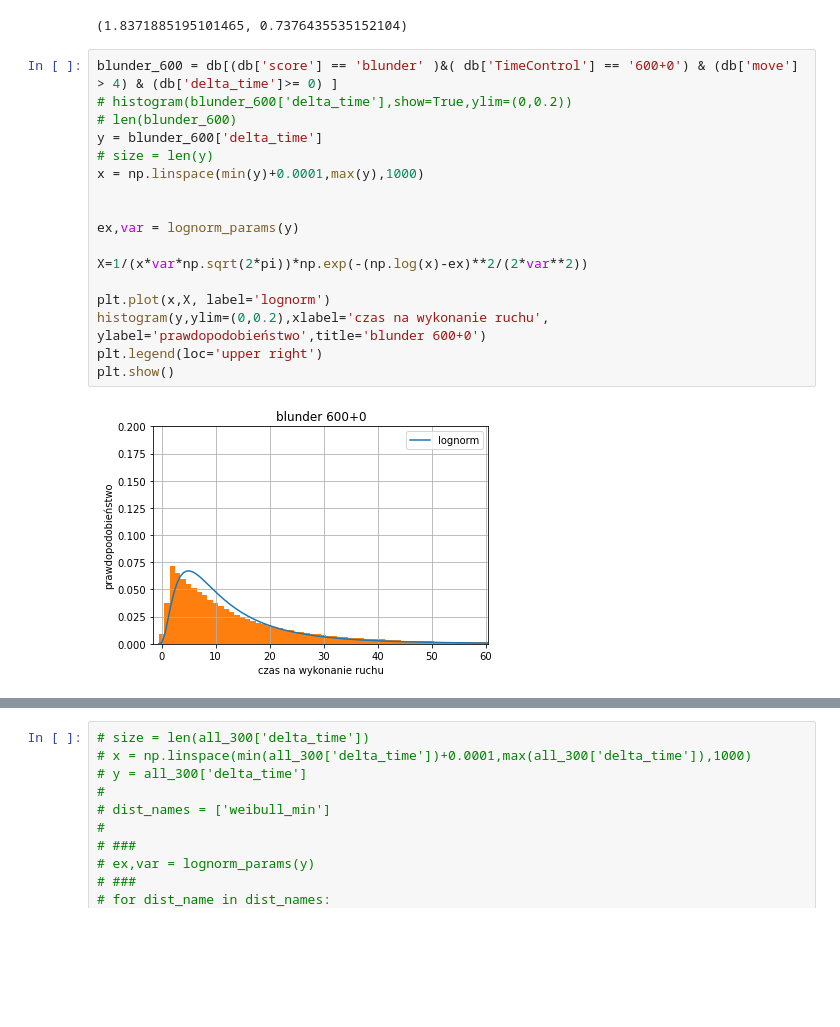
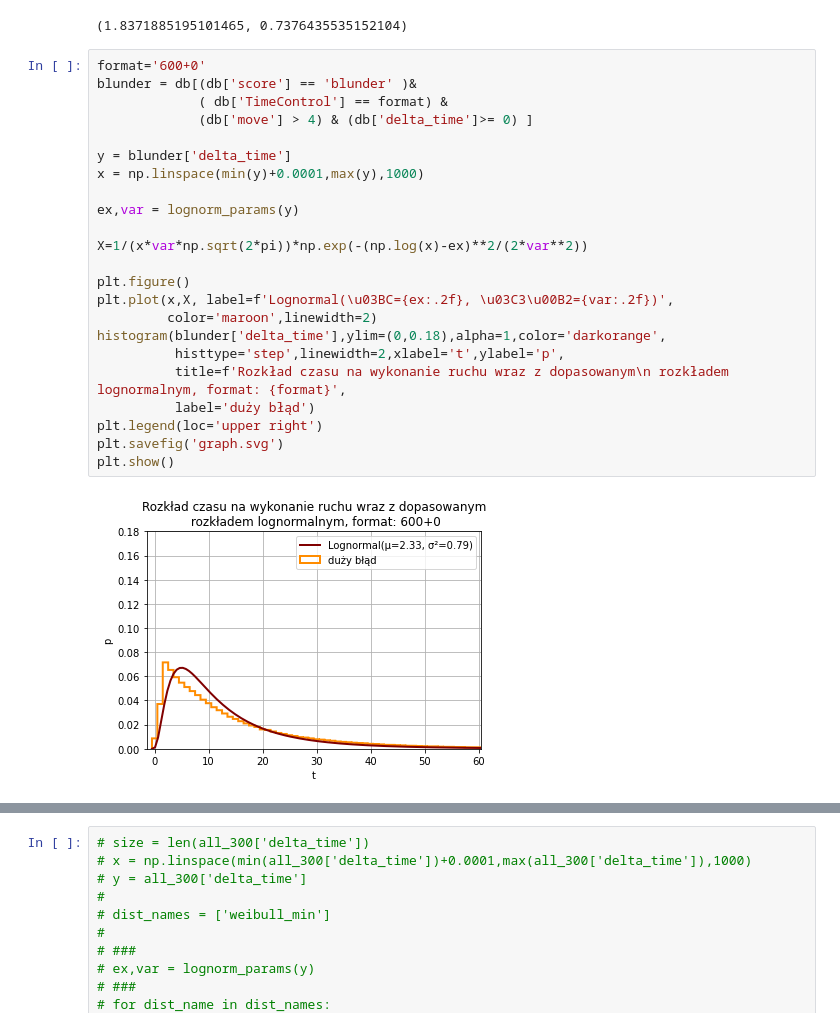
Before and after one commit to rogulforce/Chess, a Jupyter notebook: Python/analysis.ipynb, the cells around one changed output, grey strips where cells are left out. Saved outputs shown, nothing was run; the diff lists cells and outputs as text; blank space fills up the shorter version.

Commit message:
prezentacja v2 + formatka update

```diff
--- a/Python/analysis.ipynb
+++ b/Python/analysis.ipynb
@@ -249,22 +262,28 @@ print(lognorm_params(blunder_300['delta_time']))
 # %% [output]
 (1.8371885195101465, 0.7376435535152104)
 # %%
-blunder_600 = db[(db['score'] == 'blunder' )&( db['TimeControl'] == '600+0') & (db['move'] > 4) & (db['delta_time']>= 0) ]
-# histogram(blunder_600['delta_time'],show=True,ylim=(0,0.2))
-# len(blunder_600)
-y = blunder_600['delta_time']
-# size = len(y)
+format='600+0'
+blunder = db[(db['score'] == 'blunder' )&
+             ( db['TimeControl'] == format) &
+             (db['move'] > 4) & (db['delta_time']>= 0) ]
+
+y = blunder['delta_time']
 x = np.linspace(min(y)+0.0001,max(y),1000)
-
 
 ex,var = lognorm_params(y)
 
 X=1/(x*var*np.sqrt(2*pi))*np.exp(-(np.log(x)-ex)**2/(2*var**2))
 
-plt.plot(x,X, label='lognorm')
-histogram(y,ylim=(0,0.2),xlabel='czas na wykonanie ruchu', ylabel='prawdopodobieństwo',title='blunder 600+0')
+plt.figure()
+plt.plot(x,X, label=f'Lognormal(\u03BC={ex:.2f}, \u03C3\u00B2={var:.2f})',
+         color='maroon',linewidth=2)
+histogram(blunder['delta_time'],ylim=(0,0.18),alpha=1,color='darkorange',
+          histtype='step',linewidth=2,xlabel='t',ylabel='p',
+          title=f'Rozkład czasu na wykonanie ruchu wraz z dopasowanym\n rozkładem lognormalnym, format: {format}',
+          label='duży błąd')
 plt.legend(loc='upper right')
+plt.savefig('graph.svg')
 plt.show()
 # %% [output]
-[figure, old version]
+[figure, new version]
 # %%
```
Also changed, not shown: parts of 5 cells of this notebook, 14 other files.
